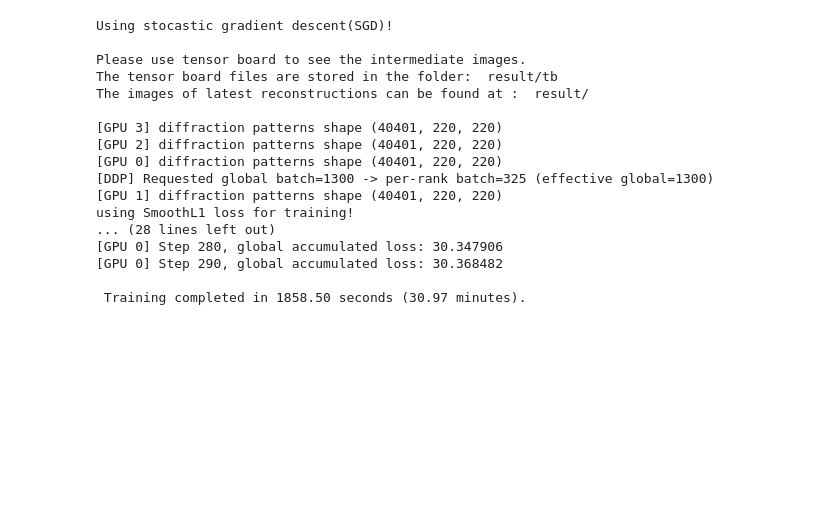
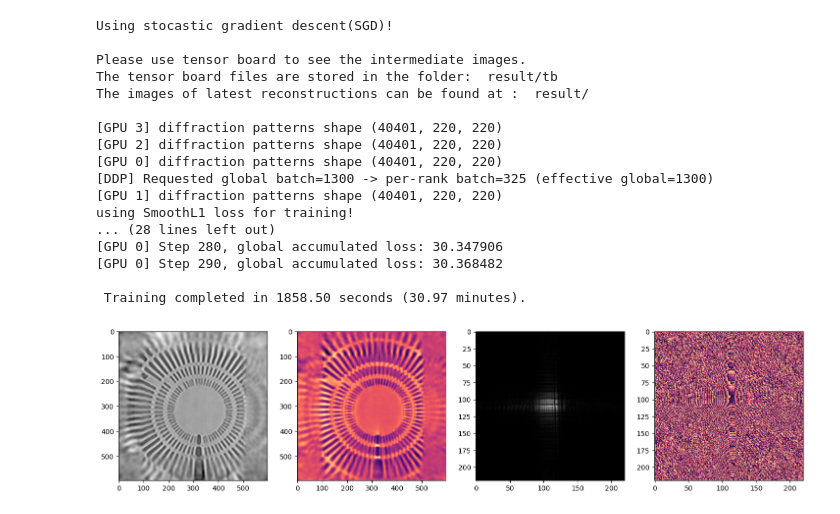
Before and after one commit to TISGroup/PtyINR, a Jupyter notebook: demo/interactive_rec_real_data.ipynb, the cells around one changed output. Cells and saved outputs as stored; diff of their text form; code cells hidden in the pictures; blank space fills up the shorter version.

```diff
--- a/demo/interactive_rec_real_data.ipynb
+++ b/demo/interactive_rec_real_data.ipynb
@@ -55,3 +55,14 @@ using SmoothL1 loss for training!
 [GPU 0] Step 290, global accumulated loss: 30.368482
 
  Training completed in 1858.50 seconds (30.97 minutes).
+# %%
+recon_obj = np.load("result/experimental_data_obj.npy")
+recon_probe = np.load("result/experimental_data_probe.npy")
+fig, axes = plt.subplots(1,4, figsize=(18,6))
+axes[0].imshow(np.rot90(np.abs(recon_obj),k=4),cmap="grey")
+axes[1].imshow(np.rot90(np.angle(recon_obj),k=4),cmap="magma")
+axes[2].imshow(np.abs(recon_probe),cmap="grey")
+axes[3].imshow(np.angle(recon_probe),cmap="magma")
+plt.show()
+# %% [output]
+[figure, added]
```
